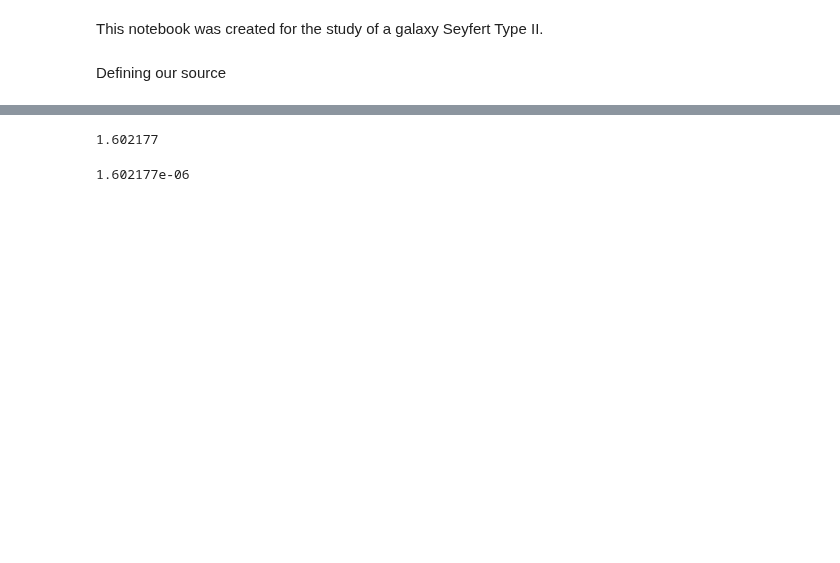
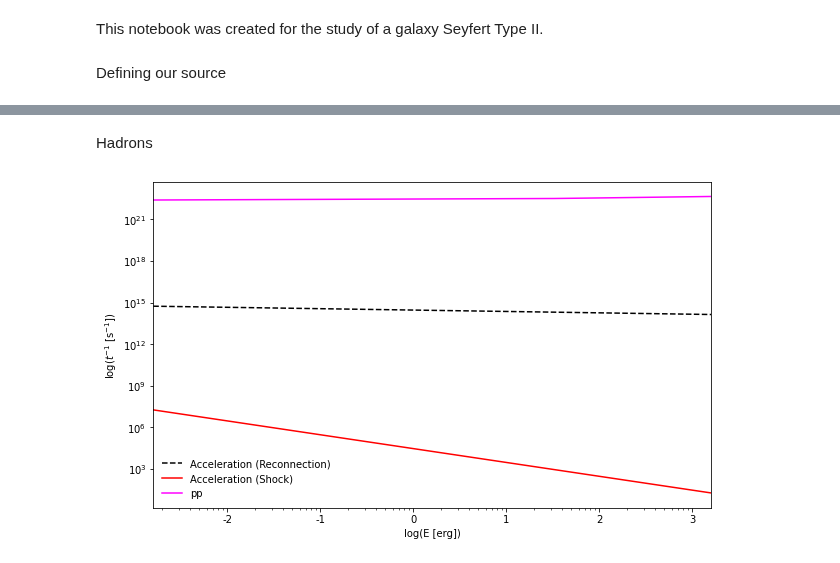
Before and after one commit to luanapassosreis/AGN_Studies, a Jupyter notebook: reconnection_acceleration.ipynb, the cells around one changed output, grey strips where cells are left out. Cells and saved outputs as stored; diff of their text form; code cells hidden in the pictures; blank space fills up the shorter version.

```diff
--- a/reconnection_acceleration.ipynb
+++ b/reconnection_acceleration.ipynb
@@ -97,4 +86,6 @@ def mag_rec_power(Gamma, r_X, l, l_X, q, mdot, m):
 # %%
-wdot_B = mag_rec_power(Gamma, r_x, l, l_x, q, mdot, m)
-
-wdot_B # erg s-1
+wdot_B = mag_rec_power(Gamma, r_x, l, l_x, q, mdot, m) # erg s-1
+B_c = coronal_mag_field(r_x, mdot, m) # G
+n_c = coronal_density(Gamma, r_x, l,  q, mdot, m) # cm-3
+T_c = coronal_temperature(Gamma, r_x, l, q, mdot) # K
+delta_RX = width_current_sheet(Gamma, r_x, l, l_x, q, mdot, m) # cm
@@ -103,4 +91,0 @@ wdot_B # erg s-1
-# %%
-B_c = 9.96e8 * r_x**(-1.25) * mdot**(0.5) * m**(-0.5) #G
-
-B_c # G
@@ -166,23 +125,9 @@ Width of the current sheet:
 # R_b = P*c # Blob radius [cm]
 # n = 5.1761e+10 # particle density [cm^-3]
 # %%
-erg = 1.602177e-12 # Convert eV to erg
+erg = 1.602177e-12 # [1 eV = 1.6022e-12 erg]
 
-B = B_c
-n = n_c
-Ee = np.linspace(1e8, 1e14)*erg # Electron energy [erg]
-va0 = c # Alfvén Speed [cm/s]
-rho = B*B/(va0*va0*4*np.pi) # density [cm^-3]
+Ee = np.linspace(1e9, 1e15)*erg # Energy range [erg]
+
+rho = B_c * B_c / (va0*va0 * 4*np.pi) # fluid density [cm-3]
-# %%
-TeV = 1*1e12*erg
-
-TeV
-# %% [output]
-1.602177
-# %%
-MeV = 1 * 1e6 * erg
-
-MeV
-# %% [output]
-1.602177e-06
 # %%
@@ -297,0 +252,22 @@ def tloss_pgamma(n,E):
+# %% [markdown]
+Hadrons
+# %%
+## erg
+
+plt.figure(figsize=(10, 6))
+plt.loglog(Ee,tacc_p_rec(Ee, l_x, B_c, rho),'--',label='Acceleration (Reconnection)',color='k')
+plt.loglog(Ee,tacc_shock(B_c, Ee),label='Acceleration (Shock)',color='r')
+plt.loglog(Ee,tloss_pp(n_c, Ee),label='pp',color='magenta')
+# plt.loglog(Ee,tloss_pgamma(n_c,Ee),label='p-gamma',color='cyan')
+
+plt.xlim((Ee.min(),Ee.max()))
+plt.legend(frameon=False)
+plt.xlabel('log(E [erg])')
+plt.ylabel('log($t^{-1}$ [s$^{-1}$])')
+# plt.ylim((1e-4,1e4))
+plt.xticks([1e-2,1e-1,1e0,1e1,1e2,1e3],labels=['-2','-1','0','1','2','3'])
+plt.savefig('plots/cooling_hadrons_erg.png',dpi=300)
+
+plt.show()
+# %% [output]
+[figure, added]
```
Also changed, not shown: parts of 20 cells of this notebook, 4 other files.
